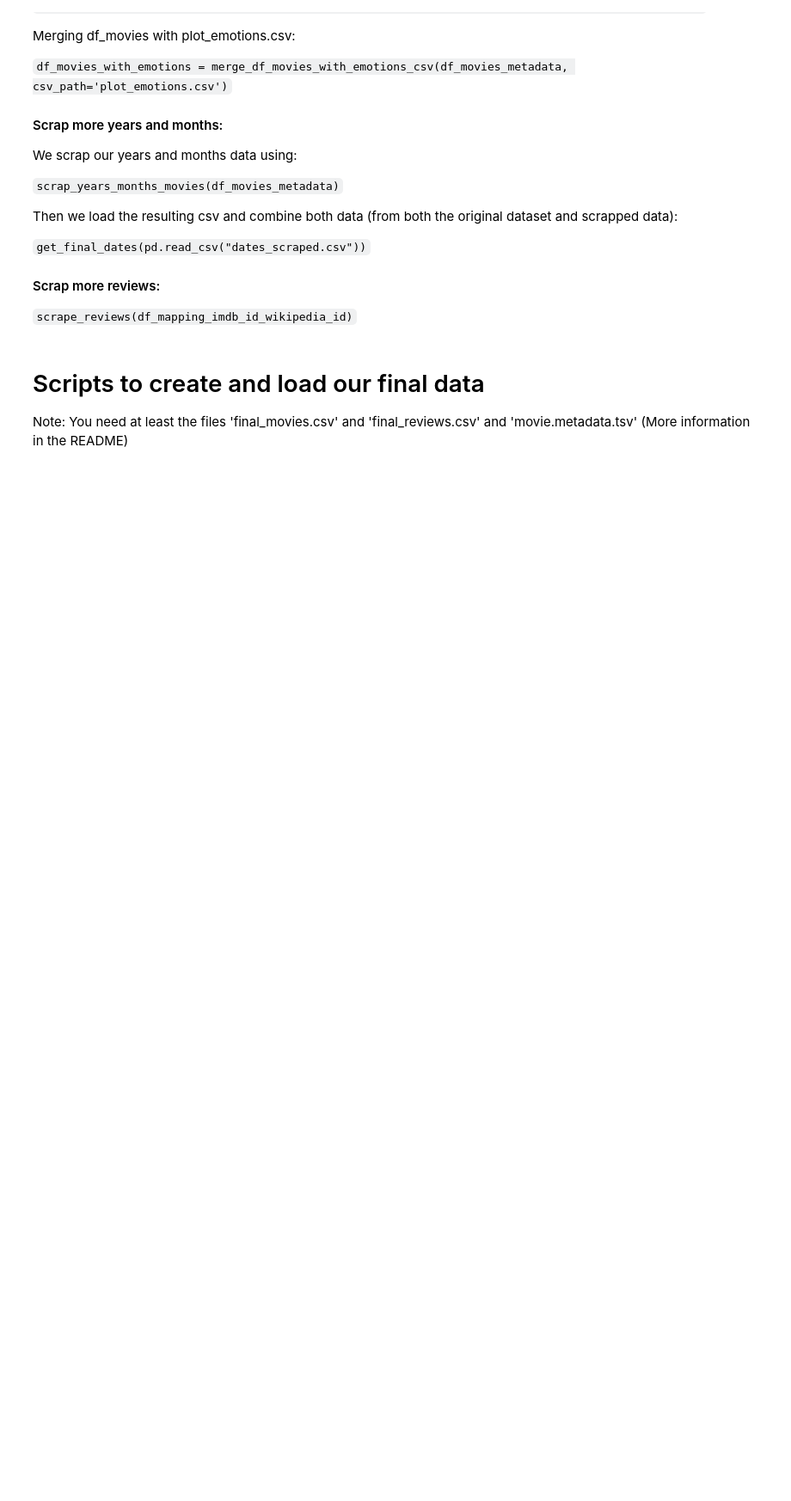
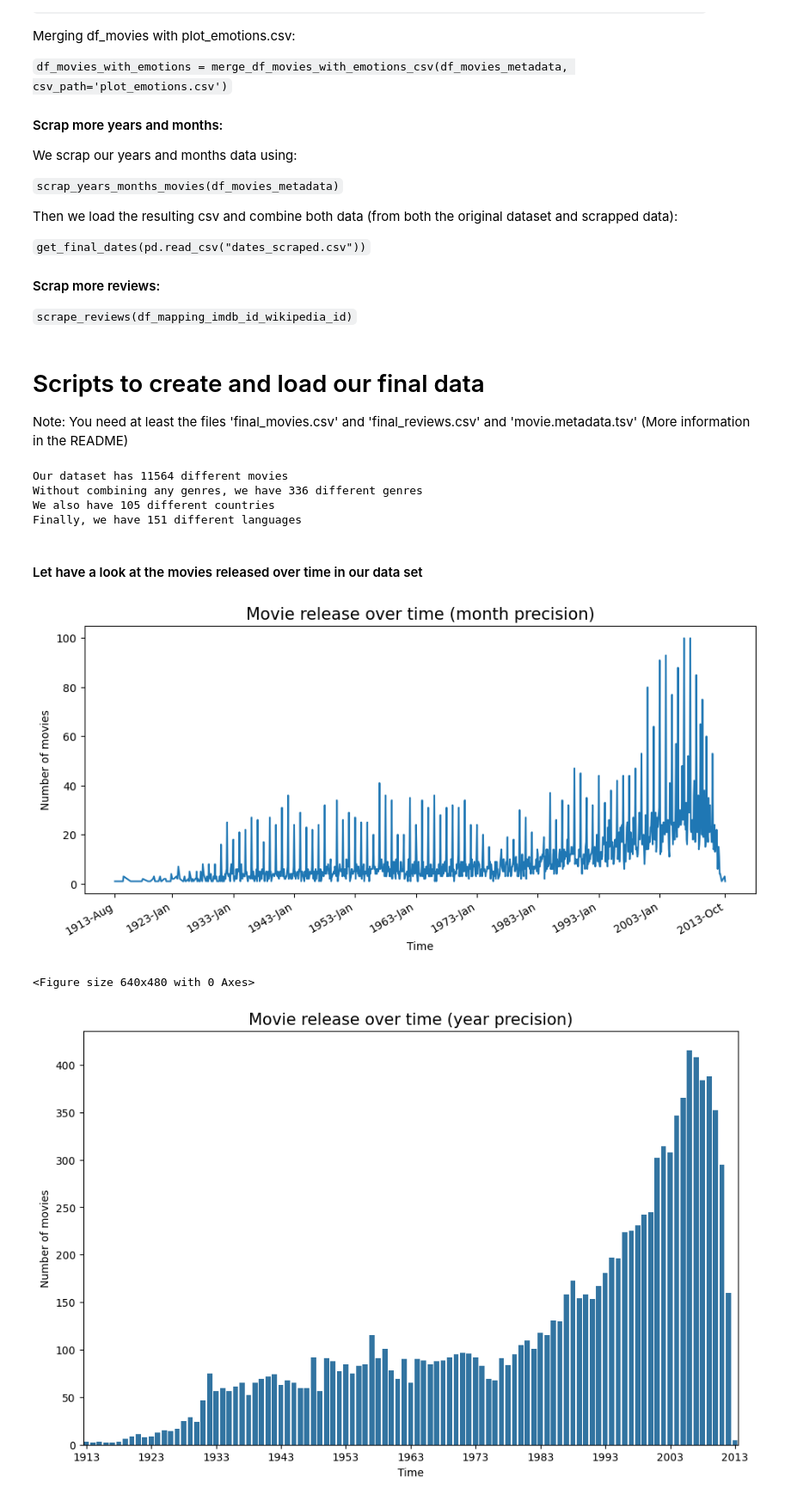
Before and after one commit to epfl-ada/ada-2024-project-sparkling, a Jupyter notebook: analysis.ipynb, the cells around one changed output. Shown: that part at 86% size. Saved outputs shown, nothing was run; the diff lists cells and outputs as text; code cells hidden in the pictures; blank space fills up the shorter version.

Commit message:
merge start_graphs.ipynb to analysis.ipynb

```diff
--- a/analysis.ipynb
+++ b/analysis.ipynb
@@ -51,3 +52,22 @@ Then we load the resulting csv and combine both data (from both the original dat
 Note: You need at least the files 'final_movies.csv' and 'final_reviews.csv' and 'movie.metadata.tsv' (More information in the README)
 # %%
 df_movies, df_language, df_countries, df_genres, df_reviews = load_final_movies_and_reviews()
+# %%
+print("Our dataset has {} different movies".format(len(df_movies)))
+print("Without combining any genres, we have {} different genres".format(df_genres.shape[1]))
+print("We also have {} different countries".format(df_countries.shape[1]))
+print("Finally, we have {} different languages".format(df_language.shape[1]))
+# %% [output]
+Our dataset has 11564 different movies
+Without combining any genres, we have 336 different genres
+We also have 105 different countries
+Finally, we have 151 different languages
+# %% [markdown]
+#### Let have a look at the movies released over time in our data set
+# %%
+plot_movies_over_time_months(df_movies)
+plot_movies_over_time_years(df_movies)
+# %% [output]
+[figure, added]
+<Figure size 640x480 with 0 Axes>
+[figure, added]
```
Also changed, not shown: parts of 7 cells of this notebook, 1 other file.
